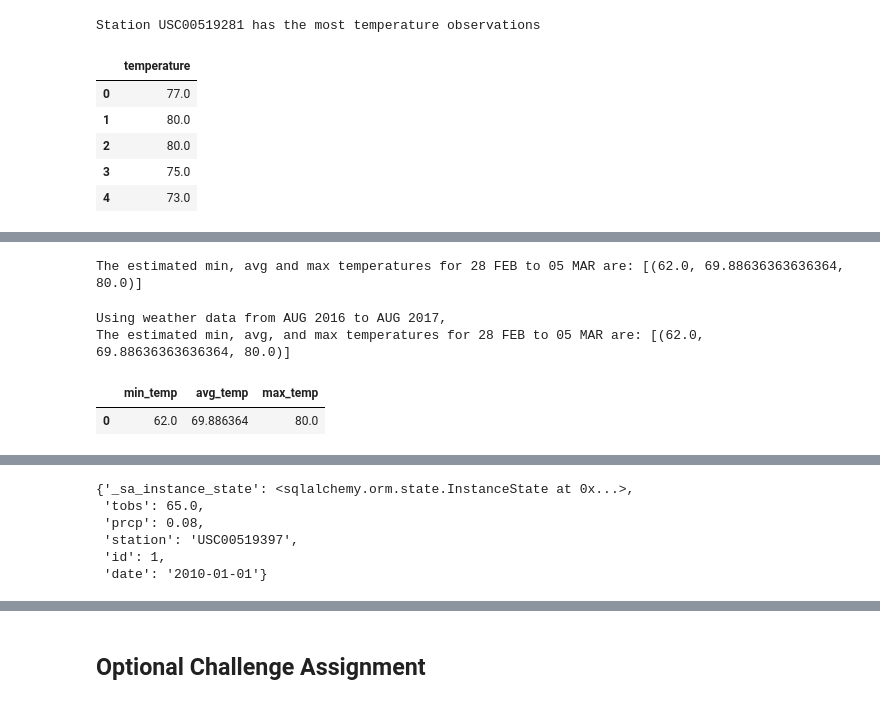
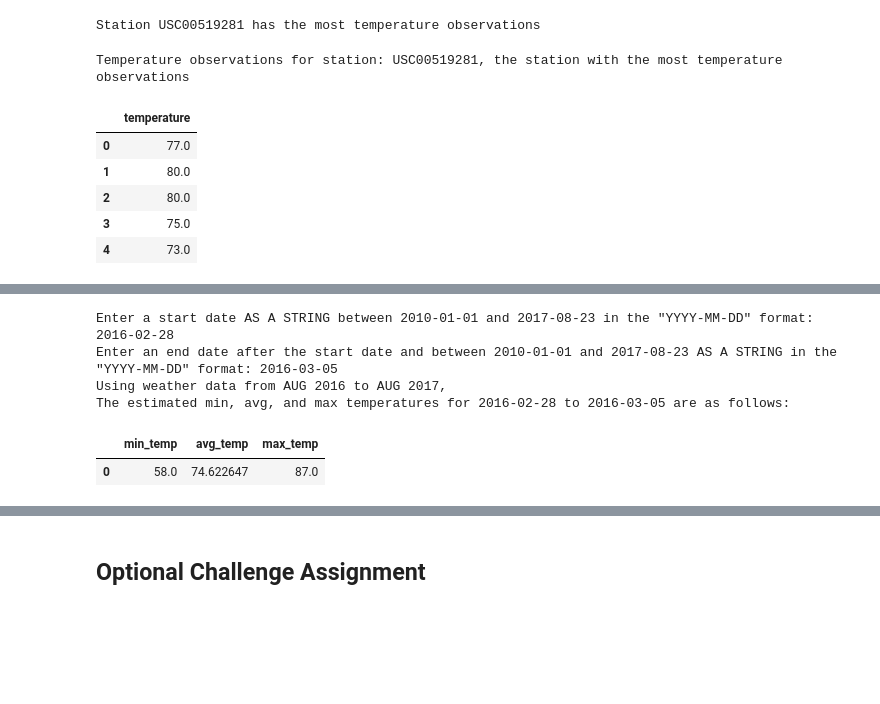
Before and after one commit to jamie-miller-rva/SQLAlchemy-Data-Storage-and-Retrieval, a Jupyter notebook: SQLAlchemy-Data-Storage-and-Retrieval.ipynb, the cells around one changed output, grey strips where cells are left out. Drawn from its saved outputs; the diff is of its cells as text; code cells hidden in the pictures; blank space fills up the shorter version.

```diff
--- a/SQLAlchemy-Data-Storage-and-Retrieval.ipynb
+++ b/SQLAlchemy-Data-Storage-and-Retrieval.ipynb
@@ -282,13 +297,15 @@ print(f'Station {station_most_temp_obs} has the most temperature observations')
 Station USC00519281 has the most temperature observations
 # %%
 # Query the last 12 months of temperature observation data for this station
-Temperature_obs = session .query(Measurement.tobs).\
+Temperature_obs = session.query(Measurement.tobs).\
     filter(Measurement.date >= one_year_ago).\
     filter(Measurement.station == station_most_temp_obs).all()
 
 Temperature_obs_df = pd.DataFrame(Temperature_obs, columns=['temperature'])
+print(f'Temperature observations for station: {station_most_temp_obs}, the station with the most temperature observations')
 Temperature_obs_df.head()
 # %% [output]
+Temperature observations for station: USC00519281, the station with the most temperature observations
 |  | temperature |
 | 0 | 77.0 |
 | 1 | 80.0 |
@@ -308,7 +325,12 @@ plt.savefig('Output/Temp_Obs.png')
 # %%
 # This function called `calc_temps` will accept start date and end date in the format '%Y-%m-%d'
 # and return the minimum, average, and maximum temperatures for that range of dates
-def calc_temps(start_date, end_date):
+
+# KNOWN LIMITATION: Because the year is used in the session.query below, the start and end date must be BETWEEN
+# ==== The last date in the Measurement table which is: 2017-08-23
+# ==== and the first date in the Measurement table which is: 2010-01-01
+
+def calc_temps(start_date_, end_date):
     """TMIN, TAVG, and TMAX for a list of dates.
 
     Args:
@@ -321,31 +343,29 @@ def calc_temps(start_date, end_date):
 
     return session.query(func.min(Measurement.tobs), func.avg(Measurement.tobs), func.max(Measurement.tobs)).\
         filter(Measurement.date >= start_date).filter(Measurement.date <= end_date).all()
-
-# function usage example
-vacation_calc_temps = calc_temps("2016-02-28", "2016-03-05")
-print(f'The estimated min, avg and max temperatures for 28 FEB to 05 MAR are: {vacation_calc_temps}')
-
-# Note this function does not account for leap years
-# %% [output]
-The estimated min, avg and max temperatures for 28 FEB to 05 MAR are: [(62.0, 69.88636363636364, 80.0)]
-# %%
-# Use your previous function `calc_temps` to calculate the tmin, tavg, and tmax
-# for your trip using the previous year's data for those same dates.
-
-vacation_temps = calc_temps('2016-02-28', '2016-03-05')
-print('Using weather data from AUG 2016 to AUG 2017,')
-print(f'The estimated min, avg, and max temperatures for 28 FEB to 05 MAR are: {vacation_temps}')
-# %% [output]
-Using weather data from AUG 2016 to AUG 2017,
-The estimated min, avg, and max temperatures for 28 FEB to 05 MAR are: [(62.0, 69.88636363636364, 80.0)]
-# %%
-# Create a DataFrame with t_min, t_avg, t_max values from vacation_temps
-vacation_temps_df = pd.DataFrame(vacation_temps, columns=['min_temp', 'avg_temp', 'max_temp'])
-vacation_temps_df
-# %% [output]
-|  | min_temp | avg_temp | max_temp |
-| 0 | 62.0 | 69.886364 | 80.0 |
+# %%
+# ==== INPUT REQUIRED: start_date   # the first day of weather query in the format %Y-%m-%d
+start_date = input('Enter a start date AS A STRING between 2010-01-01 and 2017-08-23 in the "YYYY-MM-DD" format: ')
+# test start_date = '2016-02-28'
+
+# ==== INPUT REQUIRED: end_date     # the last day of the weather query in the format %Y-%m-%d
+end_date = input('Enter an end date after the start date and between 2010-01-01 and 2017-08-23 AS A STRING in the "YYYY-MM-DD" format: ')
+# test end_date = '2016-03-05'
+
+vacation_calc_temps = calc_temps('{start_date}', '{end_date}')
+print('Using weather data from AUG 2016 to AUG 2017,')
+print(f'The estimated min, avg, and max temperatures for {start_date} to {end_date} are as follows: ')
+
+# Create a DataFrame with t_min, t_avg, t_max values from vacation_temps
+vacation_temps_df = pd.DataFrame(vacation_calc_temps, columns=['min_temp', 'avg_temp', 'max_temp'])
+vacation_temps_df
+# %% [output]
+Enter a start date AS A STRING between 2010-01-01 and 2017-08-23 in the "YYYY-MM-DD" format: 2016-02-28
+Enter an end date after the start date and between 2010-01-01 and 2017-08-23 AS A STRING in the "YYYY-MM-DD" format: 2016-03-05
+Using weather data from AUG 2016 to AUG 2017,
+The estimated min, avg, and max temperatures for 2016-02-28 to 2016-03-05 are as follows:
+|  | min_temp | avg_temp | max_temp |
+| 0 | 58.0 | 74.622647 | 87.0 |
 # %%
 # Plot the results from your previous query as a bar chart.
 # Use "Trip Avg Temp" as your Title
@@ -366,11 +381,0 @@ plt.savefig('Output/Trip Avg Temp.png')
-# %%
-# For the Measurement table - Display the row's and columns and data in dictionary format
-first_row_Measurement = session.query(Measurement).first()
-first_row_Measurement.__dict__
-# %% [output]
-{'_sa_instance_state': <sqlalchemy.orm.state.InstanceState at 0x...>,
- 'tobs': 65.0,
- 'prcp': 0.08,
- 'station': 'USC00519397',
- 'id': 1,
- 'date': '2010-01-01'}
```
Also changed, not shown: parts of 19 cells of this notebook.
